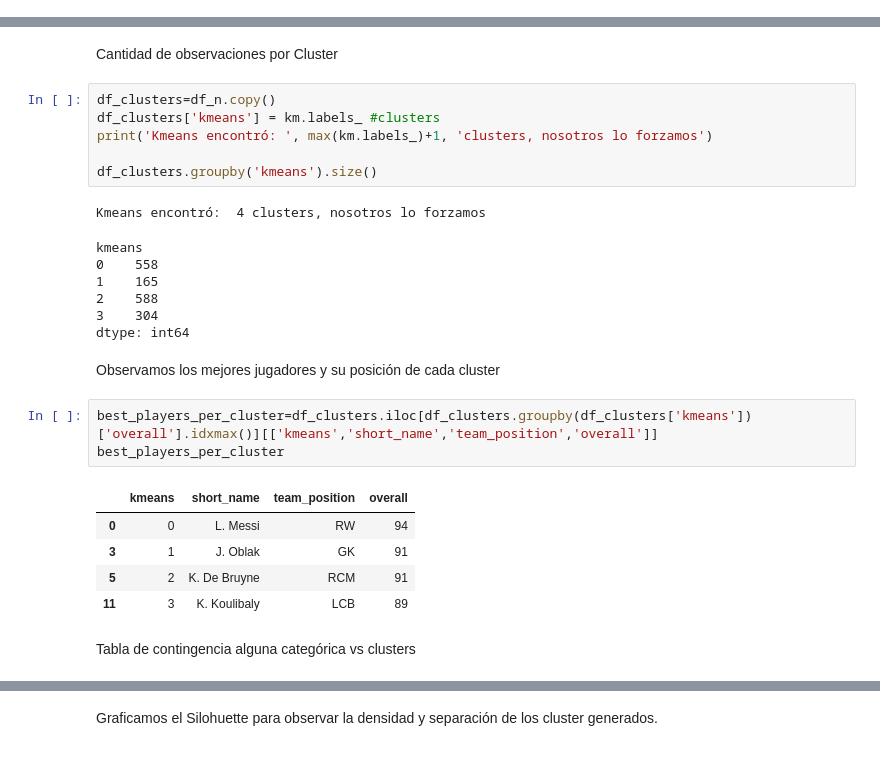
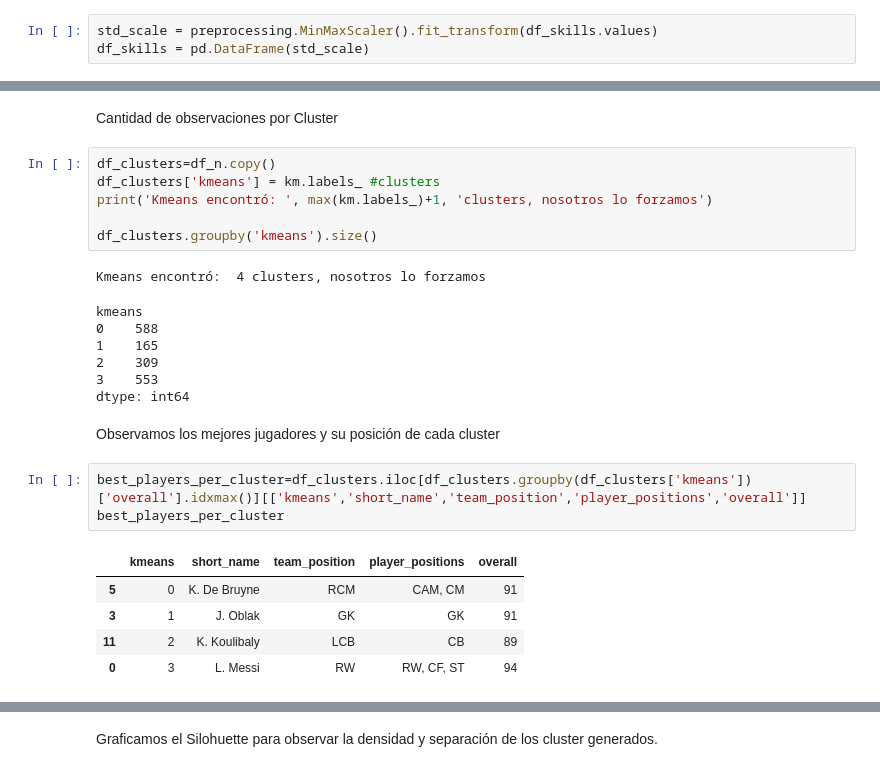
Before and after one commit to leoborgnino/aprendizajeNOsupervizado, a Jupyter notebook: 2020/Practico Aprendizaje No Supervisado.ipynb, the cells around one changed output, grey strips where cells are left out. Drawn from its saved outputs; the diff is of its cells as text.

```diff
--- a/2020/Practico Aprendizaje No Supervisado.ipynb
+++ b/2020/Practico Aprendizaje No Supervisado.ipynb
@@ -216,3 +216,6 @@ df_skills.head(5)
+# %%
+std_scale = preprocessing.MinMaxScaler().fit_transform(df_skills.values)
+df_skills = pd.DataFrame(std_scale)
 # %% [markdown]
 ## 2- Evaluación visual e intuitiva de a dos variables por vez.
 # %%
@@ -348,21 +351,19 @@ df_clusters.groupby('kmeans').size()
 # %% [output]
 Kmeans encontró:  4 clusters, nosotros lo forzamos
 kmeans
-0    558
+0    588
 1    165
-2    588
-3    304
+2    309
+3    553
 dtype: int64
 # %% [markdown]
 Observamos los mejores jugadores y su posición de cada cluster
 # %%
-best_players_per_cluster=df_clusters.iloc[df_clusters.groupby(df_clusters['kmeans'])['overall'].idxmax()][['kmeans','short_name','team_position','overall']]
+best_players_per_cluster=df_clusters.iloc[df_clusters.groupby(df_clusters['kmeans'])['overall'].idxmax()][['kmeans','short_name','team_position','player_positions','overall']]
 best_players_per_cluster
 # %% [output]
-|  | kmeans | short_name | team_position | overall |
-| 0 | 0 | L. Messi | RW | 94 |
-| 3 | 1 | J. Oblak | GK | 91 |
-| 5 | 2 | K. De Bruyne | RCM | 91 |
-| 11 | 3 | K. Koulibaly | LCB | 89 |
+|  | kmeans | short_name | team_position | player_positions | overall |
+| 5 | 0 | K. De Bruyne | RCM | CAM, CM | 91 |
+| 3 | 1 | J. Oblak | GK | GK | 91 |
+| 11 | 2 | K. Koulibaly | LCB | CB | 89 |
+| 0 | 3 | L. Messi | RW | RW, CF, ST | 94 |
-# %% [markdown]
-Tabla de contingencia alguna categórica vs clusters
```
Also changed, not shown: parts of 49 cells of this notebook.
